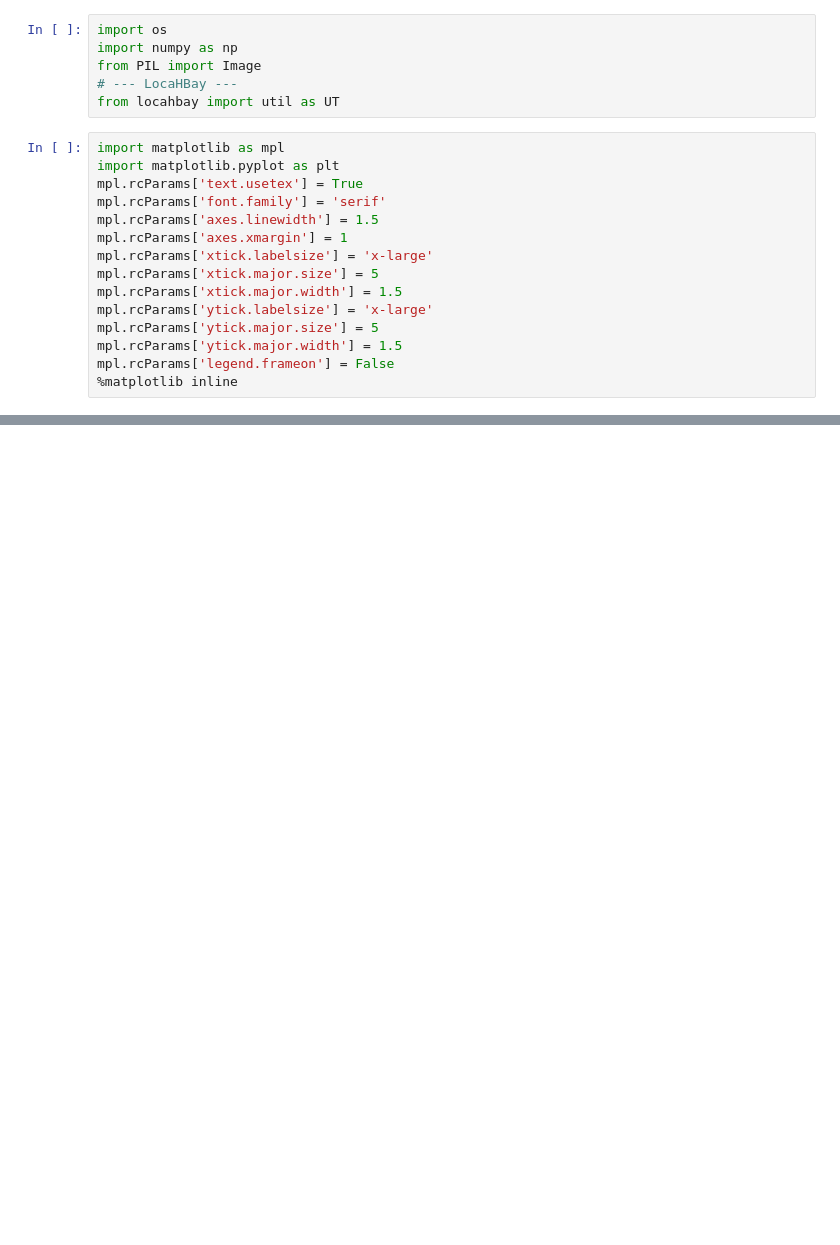
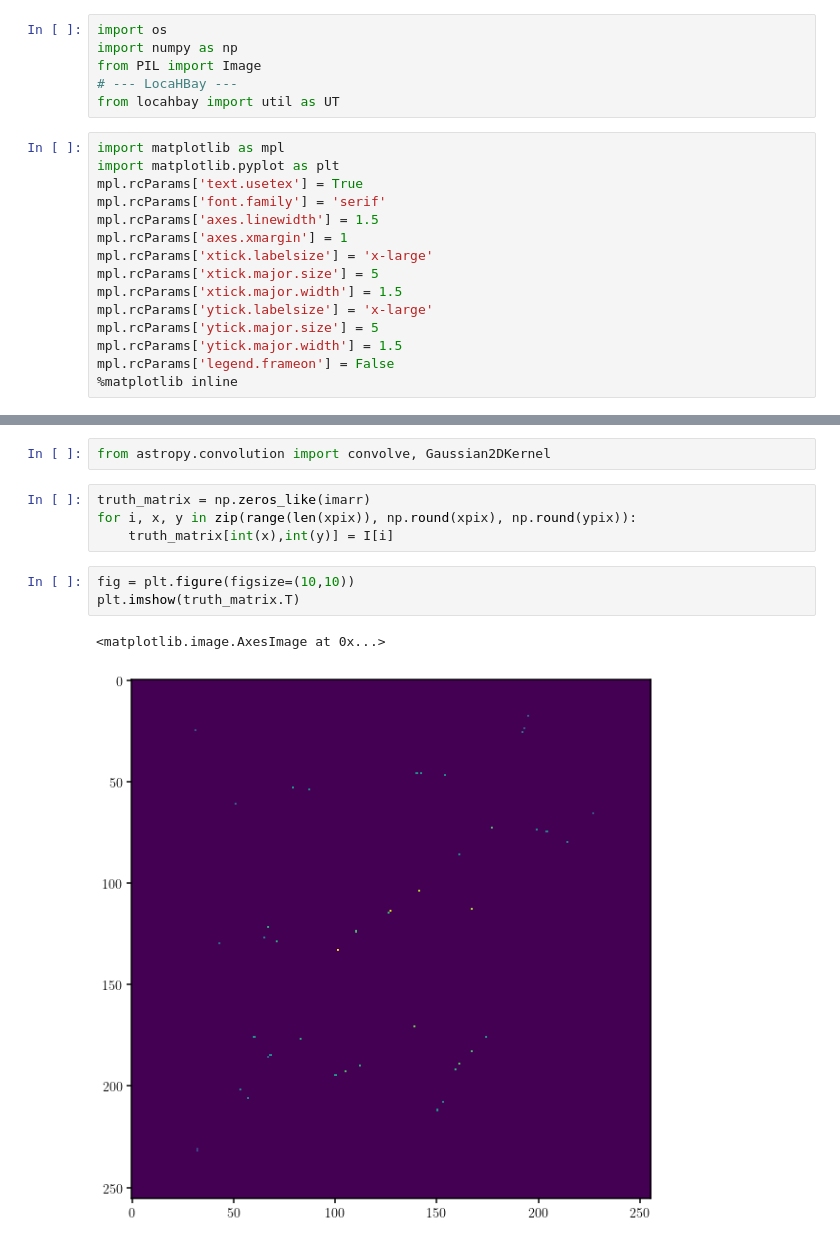
Before and after one commit to massimopascale/LocaHBay, a Jupyter notebook: nb/smlm_tub1.ipynb, the cells around one changed output, grey strips where cells are left out. Drawn from its saved outputs; the diff is of its cells as text; blank space fills up the shorter version.

```diff
--- a/nb/smlm_tub1.ipynb
+++ b/nb/smlm_tub1.ipynb
@@ -58,0 +50,12 @@ plt.scatter(xpix[low], ypix[low], s=100, facecolors='none', edgecolor='r', linew
+# %%
+from astropy.convolution import convolve, Gaussian2DKernel
+# %%
+truth_matrix = np.zeros_like(imarr)
+for i, x, y in zip(range(len(xpix)), np.round(xpix), np.round(ypix)):
+    truth_matrix[int(x),int(y)] = I[i]
+# %%
+fig = plt.figure(figsize=(10,10))
+plt.imshow(truth_matrix.T)
+# %% [output]
+<matplotlib.image.AxesImage at 0x...>
+[figure, added]
```
Also changed, not shown: parts of 6 cells of this notebook.
